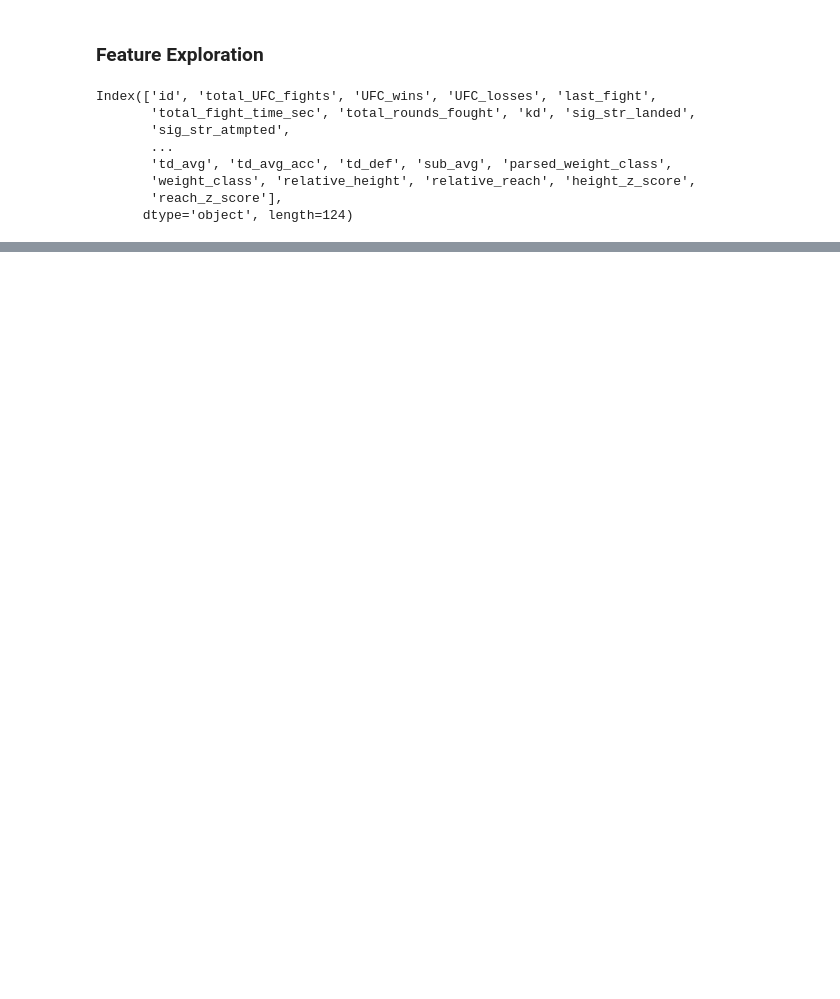
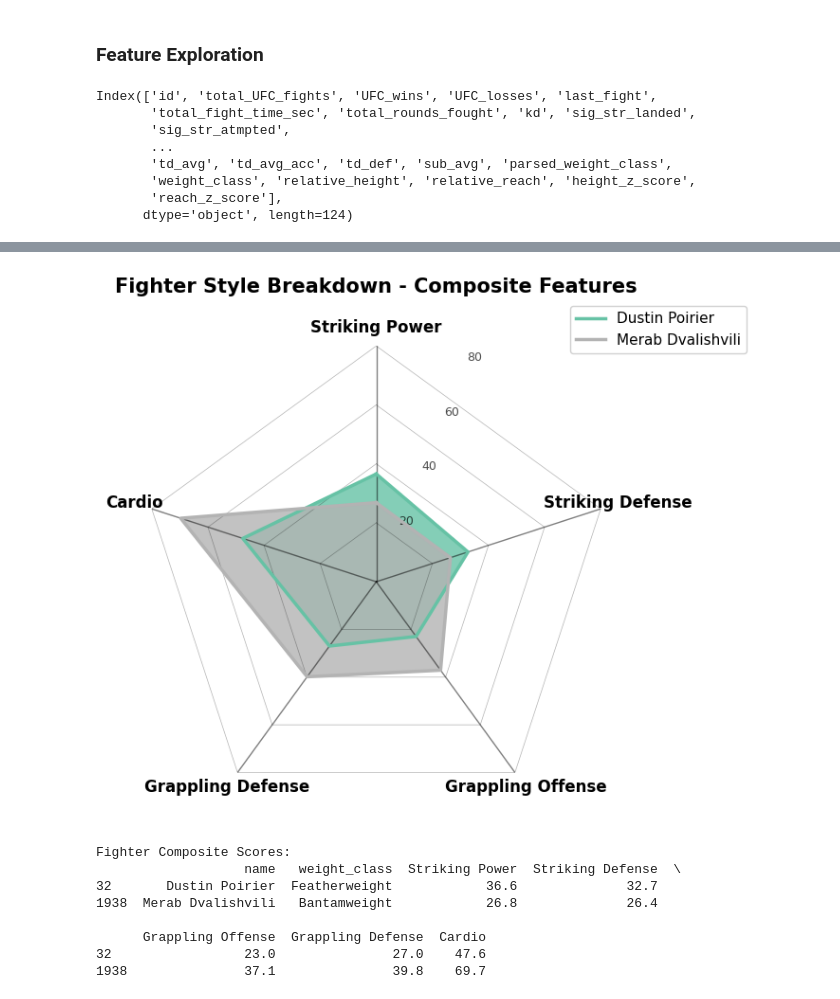
Before and after one commit to sgracia19/UFC_Fighter_Segmentation, a Jupyter notebook: notebooks/03_Clustering.ipynb, the cells around one changed output, grey strips where cells are left out. Drawn from its saved outputs; the diff is of its cells as text; code cells hidden in the pictures; blank space fills up the shorter version.

Commit message:
Radar Plots

```diff
--- a/notebooks/03_Clustering.ipynb
+++ b/notebooks/03_Clustering.ipynb
@@ -512,0 +612,28 @@ Weight classes: {'Welterweight': 19, 'Heavyweight': 14, 'Middleweight': 13, 'Lig
+# %%
+# Target fighters
+target_fighters = ["Dustin Poirier", 'Merab Dvalishvili']
+
+composite_categories = list(composite_features.keys())
+fig1 = create_fighter_radar(
+    fighter_composites,
+    composite_categories,
+    target_fighters,
+    title="Fighter Style Breakdown - Composite Features"
+)
+plt.show()
+
+# Show fighter stats
+print("\nFighter Composite Scores:")
+display_fighters = fighter_composites[fighter_composites['name'].isin(target_fighters)]
+if len(display_fighters) > 0:
+    print(display_fighters[['name', 'weight_class'] + composite_categories].round(1))
+# %% [output]
+[figure, added]
+Fighter Composite Scores:
+                   name   weight_class  Striking Power  Striking Defense  \
+32       Dustin Poirier  Featherweight            36.6              32.7
+1938  Merab Dvalishvili   Bantamweight            26.8              26.4
+
+      Grappling Offense  Grappling Defense  Cardio
+32                 23.0               27.0    47.6
+1938               37.1               39.8    69.7
```
Also changed, not shown: parts of 19 cells of this notebook.
